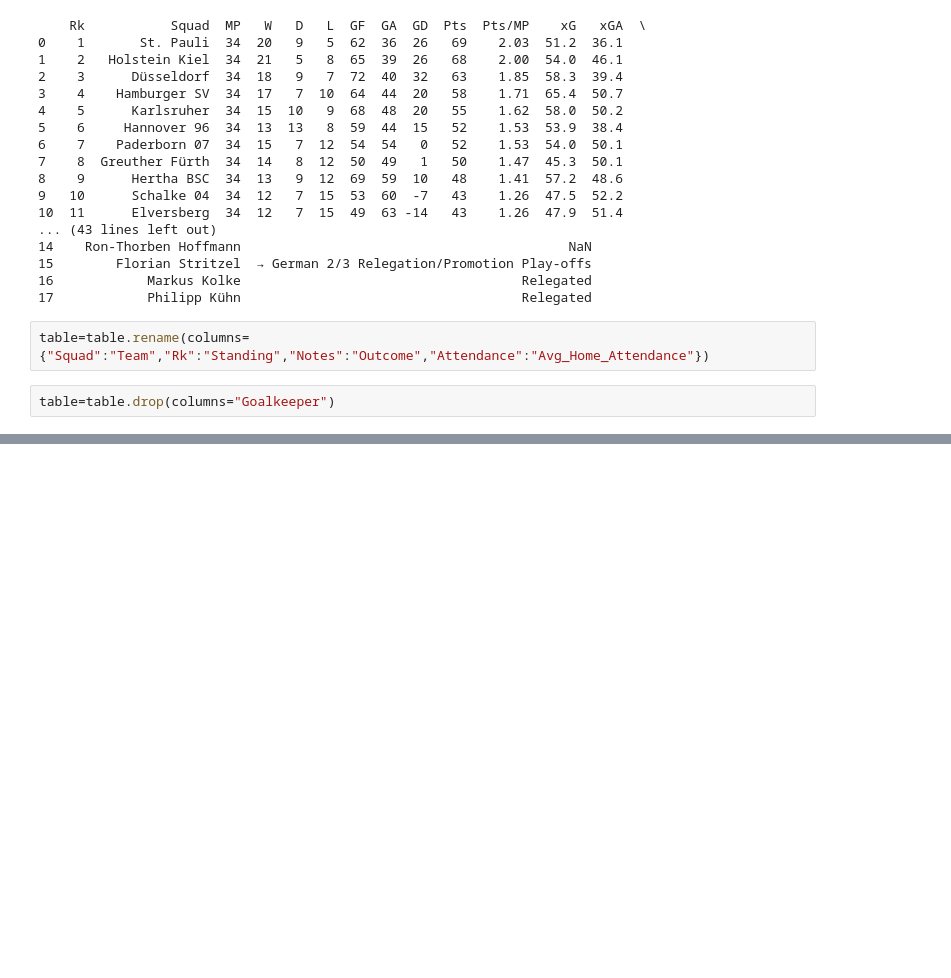
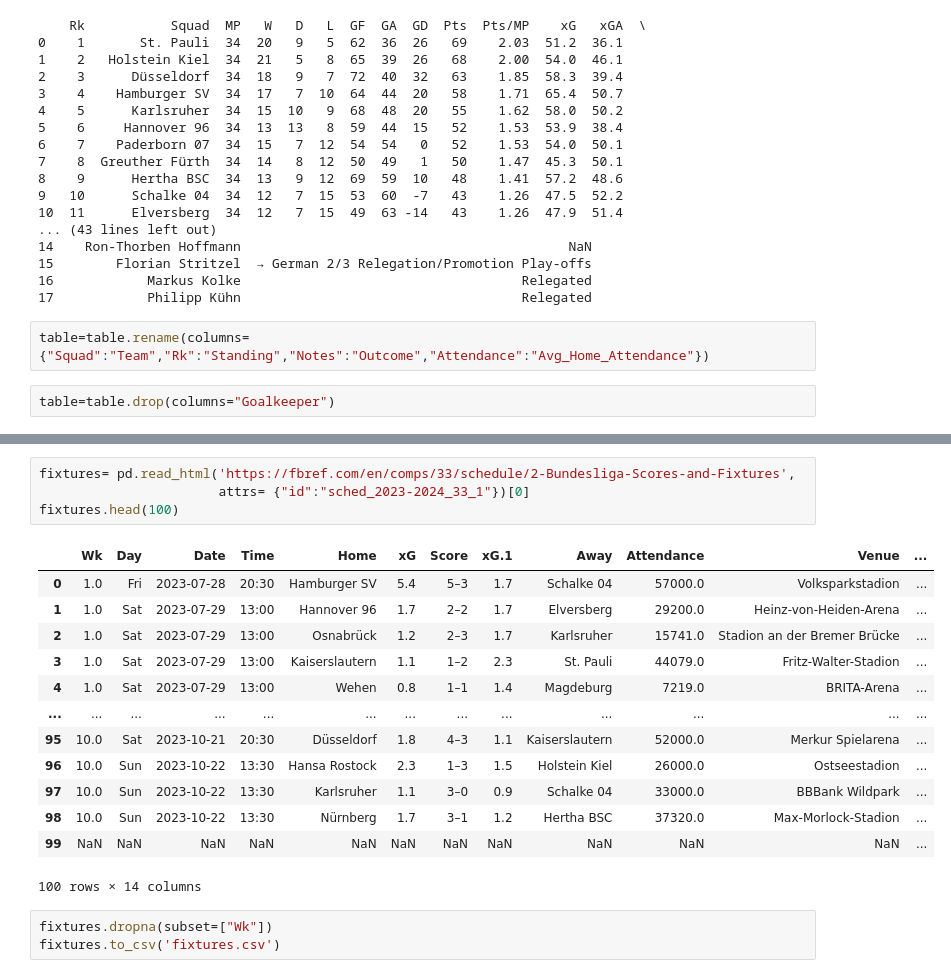
Before and after one commit to ayush-2-7/Footballanalytics, a Jupyter notebook: Bundesliga2_23/24.ipynb, the cells around one changed output, grey strips where cells are left out. Cells and saved outputs as stored; diff of their text form; blank space fills up the shorter version.

```diff
--- a/Bundesliga2_23/24.ipynb
+++ b/Bundesliga2_23/24.ipynb
@@ -74,3 +76,24 @@ print(table)
 15  → German 2/3 Relegation/Promotion Play-offs
 16                                    Relegated
 17                                    Relegated
+# %%
+fixtures= pd.read_html('https://fbref.com/en/comps/33/schedule/2-Bundesliga-Scores-and-Fixtures',
+                       attrs= {"id":"sched_2023-2024_33_1"})[0]
+fixtures.head(100)
+# %% [output]
+|  | Wk | Day | Date | Time | Home | xG | Score | xG.1 | Away | Attendance | Venue | ... |
+| 0 | 1.0 | Fri | 2023-07-28 | 20:30 | Hamburger SV | 5.4 | 5–3 | 1.7 | Schalke 04 | 57000.0 | Volksparkstadion | ... |
+| 1 | 1.0 | Sat | 2023-07-29 | 13:00 | Hannover 96 | 1.7 | 2–2 | 1.7 | Elversberg | 29200.0 | Heinz-von-Heiden-Arena | ... |
+| 2 | 1.0 | Sat | 2023-07-29 | 13:00 | Osnabrück | 1.2 | 2–3 | 1.7 | Karlsruher | 15741.0 | Stadion an der Bremer Brücke | ... |
+| 3 | 1.0 | Sat | 2023-07-29 | 13:00 | Kaiserslautern | 1.1 | 1–2 | 2.3 | St. Pauli | 44079.0 | Fritz-Walter-Stadion | ... |
+| 4 | 1.0 | Sat | 2023-07-29 | 13:00 | Wehen | 0.8 | 1–1 | 1.4 | Magdeburg | 7219.0 | BRITA-Arena | ... |
+| ... | ... | ... | ... | ... | ... | ... | ... | ... | ... | ... | ... | ... |
+| 95 | 10.0 | Sat | 2023-10-21 | 20:30 | Düsseldorf | 1.8 | 4–3 | 1.1 | Kaiserslautern | 52000.0 | Merkur Spielarena | ... |
+| 96 | 10.0 | Sun | 2023-10-22 | 13:30 | Hansa Rostock | 2.3 | 1–3 | 1.5 | Holstein Kiel | 26000.0 | Ostseestadion | ... |
+| 97 | 10.0 | Sun | 2023-10-22 | 13:30 | Karlsruher | 1.1 | 3–0 | 0.9 | Schalke 04 | 33000.0 | BBBank Wildpark | ... |
+| 98 | 10.0 | Sun | 2023-10-22 | 13:30 | Nürnberg | 1.7 | 3–1 | 1.2 | Hertha BSC | 37320.0 | Max-Morlock-Stadion | ... |
+| 99 | NaN | NaN | NaN | NaN | NaN | NaN | NaN | NaN | NaN | NaN | NaN | ... |
+100 rows × 14 columns
+# %%
+fixtures.dropna(subset=["Wk"])
+fixtures.to_csv('fixtures.csv')
```
Also changed, not shown: parts of 9 cells of this notebook.
